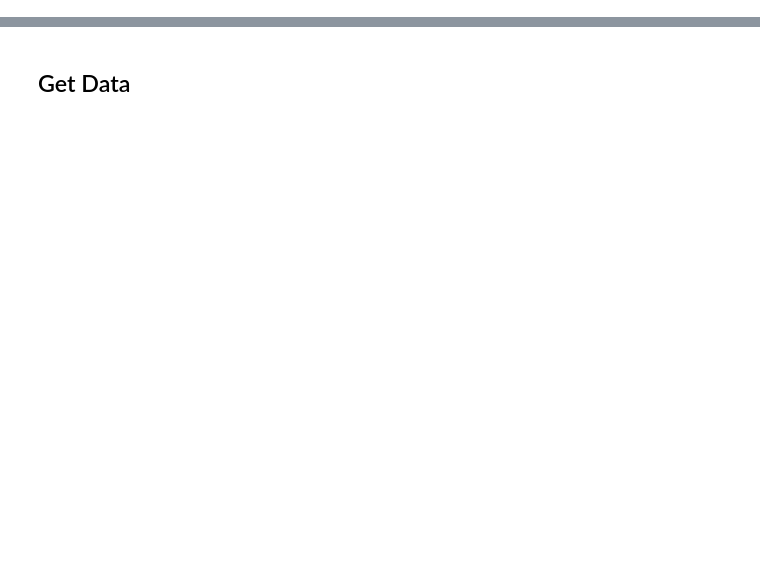
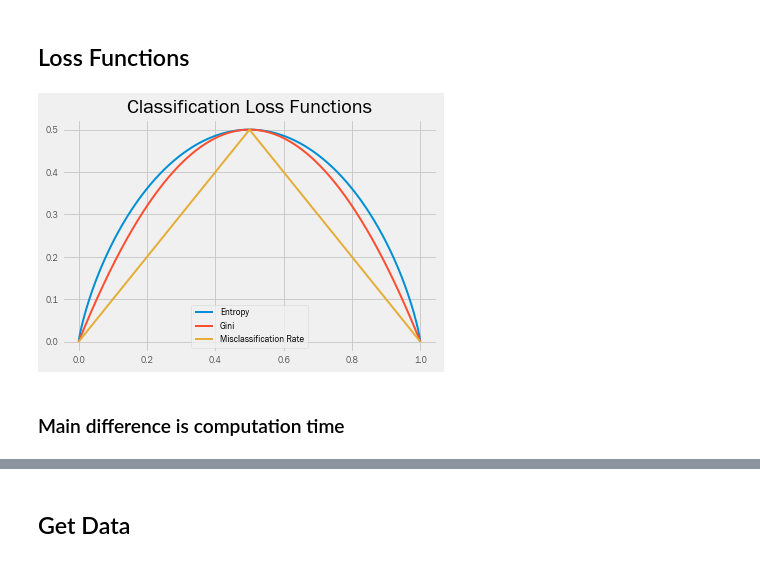
Before and after one commit to PaulClas/machine-learning-for-trading, a Jupyter notebook: 09_decision_trees_random_forests/01-decision-trees.ipynb, the cells around one changed output, grey strips where cells are left out. Saved outputs shown, nothing was run; the diff lists cells and outputs as text; code cells hidden in the pictures; blank space fills up the shorter version.

```diff
--- a/09_decision_trees_random_forests/01-decision-trees.ipynb
+++ b/09_decision_trees_random_forests/01-decision-trees.ipynb
@@ -22,4 +22,15 @@ import statsmodels.api as sm
 from scipy.interpolate import interp1d, interp2d
 # %%
 warnings.filterwarnings('ignore')
-plt.style.use('ggplot')
+plt.style.use('fivethirtyeight')
+# %% [markdown]
+## Loss Functions
+# %%
+def entropy(f):
+    return (-f*np.log2(f) - (1-f)*np.log2(1-f))/2
+# %%
+def gini(f):
+    return 2*f*(1-f)
+# %%
+def misclassification_rate(f):
+    return np.where(f<=.5, f, 1-f)
@@ -25,0 +39,10 @@ plt.style.use('ggplot')
+# %%
+x = np.linspace(0, 1, 10000)
+(pd.DataFrame({'Gini': gini(x),
+              'Entropy': entropy(x),
+             'Misclassification Rate': misclassification_rate(x)}, index=x)
+ .plot(title='Classification Loss Functions', lw=2));
+# %% [output]
+[figure, added]
+# %% [markdown]
+### Main difference is computation time
```
Also changed, not shown: parts of 19 cells of this notebook, 2 other files.
